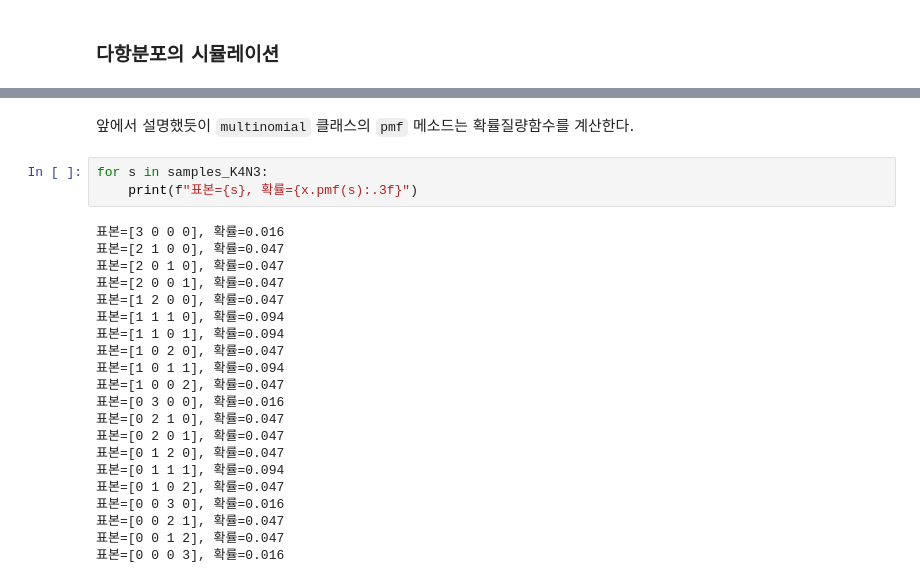
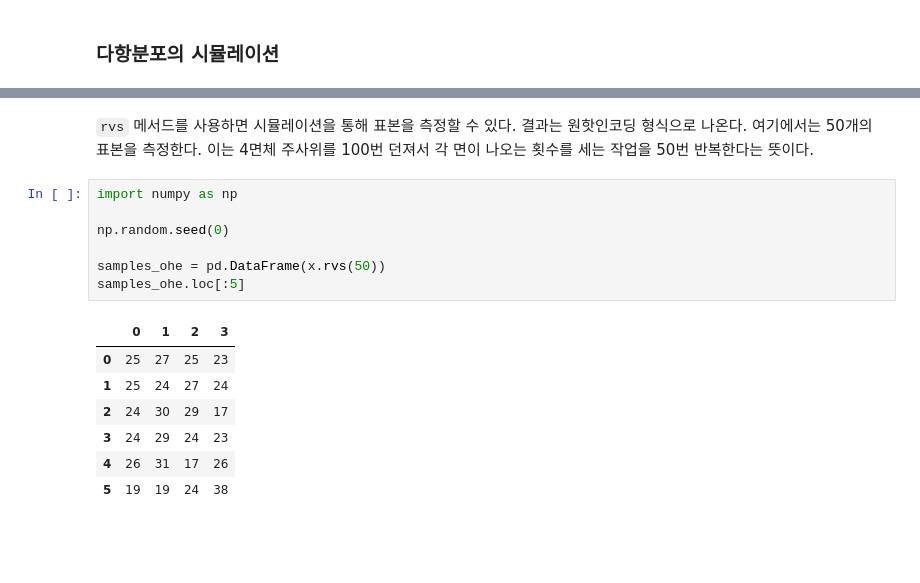
Before and after one commit to datascienceschool/book_data_analysis, a Jupyter notebook: _sources/ch02/02_05.ipynb, the cells around one changed output, grey strips where cells are left out. Drawn from its saved outputs; the diff is of its cells as text; blank space fills up the shorter version.

```diff
--- a/_sources/ch02/02_05.ipynb
+++ b/_sources/ch02/02_05.ipynb
@@ -294,29 +296,20 @@ x = multinomial(n=N, p=mu)
 x
 # %% [output]
 <scipy.stats._multivariate.multinomial_frozen at 0x...>
-# %% [markdown]
-앞에서 설명했듯이 `multinomial` 클래스의 `pmf` 메소드는 확률질량함수를 계산한다.
-# %%
-for s in samples_K4N3:
-    print(f"표본={s}, 확률={x.pmf(s):.3f}")
-# %% [output]
-표본=[3 0 0 0], 확률=0.016
-표본=[2 1 0 0], 확률=0.047
-표본=[2 0 1 0], 확률=0.047
-표본=[2 0 0 1], 확률=0.047
-표본=[1 2 0 0], 확률=0.047
-표본=[1 1 1 0], 확률=0.094
-표본=[1 1 0 1], 확률=0.094
-표본=[1 0 2 0], 확률=0.047
-표본=[1 0 1 1], 확률=0.094
-표본=[1 0 0 2], 확률=0.047
-표본=[0 3 0 0], 확률=0.016
-표본=[0 2 1 0], 확률=0.047
-표본=[0 2 0 1], 확률=0.047
-표본=[0 1 2 0], 확률=0.047
-표본=[0 1 1 1], 확률=0.094
-표본=[0 1 0 2], 확률=0.047
-표본=[0 0 3 0], 확률=0.016
-표본=[0 0 2 1], 확률=0.047
-표본=[0 0 1 2], 확률=0.047
-표본=[0 0 0 3], 확률=0.016
+# %% [markdown]
+`rvs` 메서드를 사용하면 시뮬레이션을 통해 표본을 측정할 수 있다. 결과는 원핫인코딩 형식으로 나온다. 여기에서는 50개의 표본을 측정한다. 이는 4면체 주사위를 100번 던져서 각 면이 나오는 횟수를 세는 작업을 50번 반복한다는 뜻이다.
+# %%
+import numpy as np
+
+np.random.seed(0)
+
+samples_ohe = pd.DataFrame(x.rvs(50))
+samples_ohe.loc[:5]
+# %% [output]
+|  | 0 | 1 | 2 | 3 |
+| 0 | 25 | 27 | 25 | 23 |
+| 1 | 25 | 24 | 27 | 24 |
+| 2 | 24 | 30 | 29 | 17 |
+| 3 | 24 | 29 | 24 | 23 |
+| 4 | 26 | 31 | 17 | 26 |
+| 5 | 19 | 19 | 24 | 38 |
```
Also changed, not shown: parts of 6 cells of this notebook, 3 other files.
